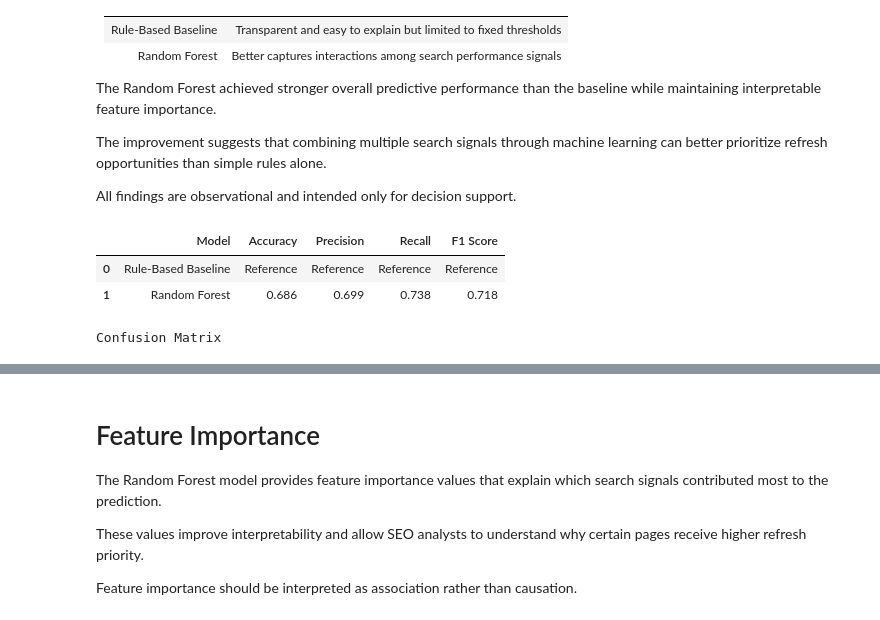
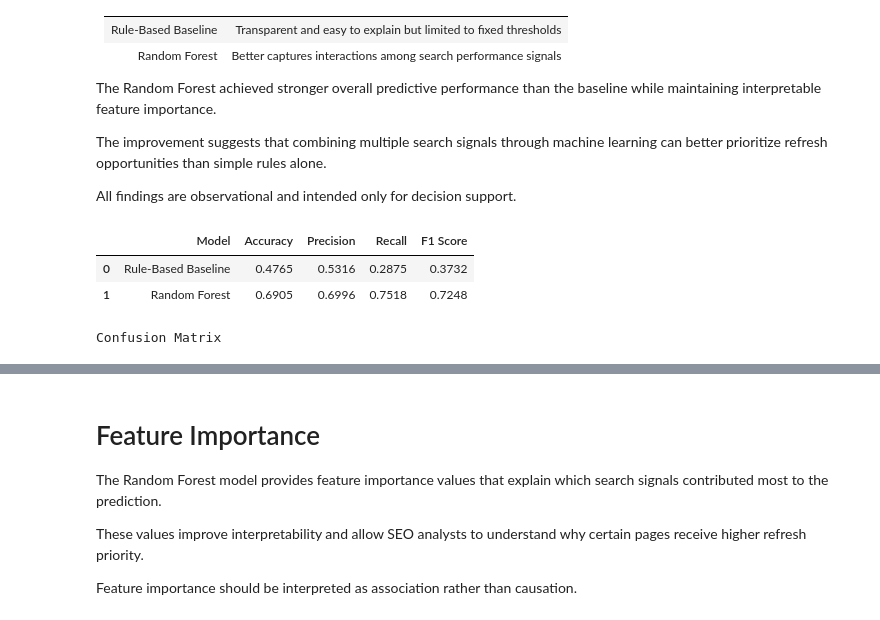
Before and after one commit to muneebulhaq02/flyrank-ml-internship, a Jupyter notebook: work/notebooks/capstone.ipynb, the cells around one changed output, grey strips where cells are left out. Saved outputs shown, nothing was run; the diff lists cells and outputs as text; code cells hidden in the pictures.

```diff
--- a/work/notebooks/capstone.ipynb
+++ b/work/notebooks/capstone.ipynb
@@ -255,24 +281,11 @@ The improvement suggests that combining multiple search signals through machine
 
 All findings are observational and intended only for decision support.
 # %%
-from sklearn.ensemble import RandomForestClassifier
-from sklearn.metrics import (
-    accuracy_score,
-    precision_score,
-    recall_score,
-    f1_score,
-    confusion_matrix
-)
+from sklearn.metrics import accuracy_score, precision_score, recall_score, f1_score, confusion_matrix
 
-# Train model
-
-rf = RandomForestClassifier(
-    n_estimators=100,
-    random_state=42
-)
-
-rf.fit(X_train, y_train)
-
+# -----------------------
+# Random Forest Metrics
+# -----------------------
 predictions = rf.predict(X_test)
 
 accuracy = accuracy_score(y_test, predictions)
@@ -280,61 +293,83 @@ precision = precision_score(y_test, predictions)
 recall = recall_score(y_test, predictions)
 f1 = f1_score(y_test, predictions)
 
+# -----------------------
+# Rule-Based Baseline
+# -----------------------
+baseline_predictions = (
+    (
+        (X_test["impressions_90d"] >= df["impressions_90d"].median()).astype(int)
+        +
+        (X_test["content_age_days"] >= df["content_age_days"].median()).astype(int)
+        +
+        (X_test["avg_position"] >= df["avg_position"].median()).astype(int)
+        +
+        (X_test["ctr"] <= df["ctr"].median()).astype(int)
+    ) >= 3
+).astype(int)
+
+
+baseline_accuracy = accuracy_score(y_test, baseline_predictions)
+baseline_precision = precision_score(y_test, baseline_predictions)
+baseline_recall = recall_score(y_test, baseline_predictions)
+baseline_f1 = f1_score(y_test, baseline_predictions)
+
+# -----------------------
+# Comparison Table
+# -----------------------
 results = pd.DataFrame({
 
-    "Model":[
+    "Model": [
         "Rule-Based Baseline",
         "Random Forest"
     ],
 
-    "Accuracy":[
-        "Reference",
-        round(accuracy,3)
+    "Accuracy": [
+        round(baseline_accuracy, 4),
+        round(accuracy, 4)
     ],
 
-    "Precision":[
-        "Reference",
-        round(precision,3)
+    "Precision": [
+        round(baseline_precision, 4),
+        round(precision, 4)
     ],
 
-    "Recall":[
-        "Reference",
-        round(recall,3)
+    "Recall": [
+        round(baseline_recall, 4),
+        round(recall, 4)
     ],
 
-    "F1 Score":[
-        "Reference",
-        round(f1,3)
+    "F1 Score": [
+        round(baseline_f1, 4),
+        round(f1, 4)
     ]
 
 })
 
 display(results)
 
-cm = confusion_matrix(y_test, predictions, labels=[0, 1])
+# -----------------------
+# Confusion Matrix
+# -----------------------
+cm = confusion_matrix(y_test, predictions)
 
 cm_df = pd.DataFrame(
-
     cm,
-
     columns=[
         "Predicted Negative",
         "Predicted Positive"
     ],
-
     index=[
         "Actual Negative",
         "Actual Positive"
     ]
-
 )
 
 print("Confusion Matrix")
-
 display(cm_df)
 # %% [output]
 |  | Model | Accuracy | Precision | Recall | F1 Score |
-| 0 | Rule-Based Baseline | Reference | Reference | Reference | Reference |
-| 1 | Random Forest | 0.686 | 0.699 | 0.738 | 0.718 |
+| 0 | Rule-Based Baseline | 0.4765 | 0.5316 | 0.2875 | 0.3732 |
+| 1 | Random Forest | 0.6905 | 0.6996 | 0.7518 | 0.7248 |
 Confusion Matrix
 |  | Predicted Negative | Predicted Positive |
```
Also changed, not shown: parts of 6 cells of this notebook.
